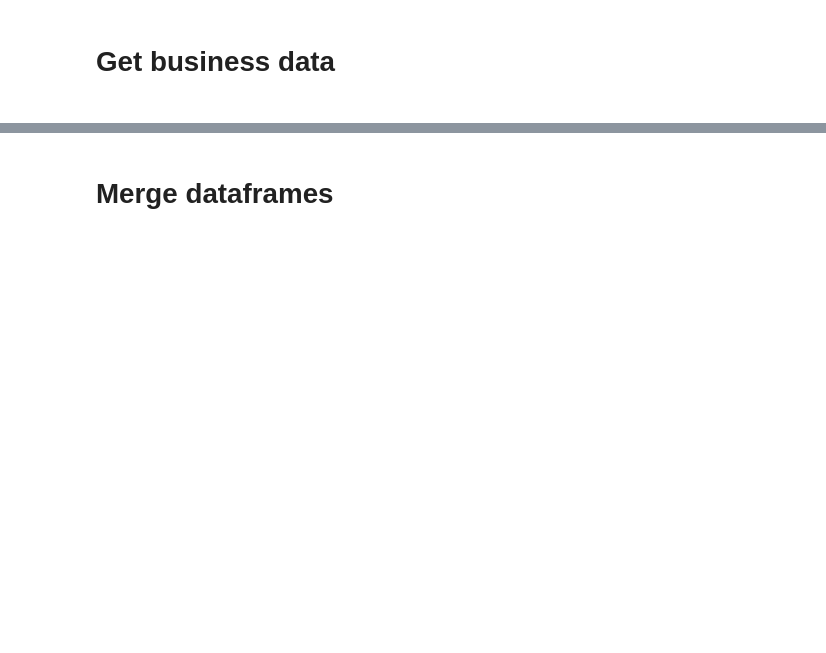
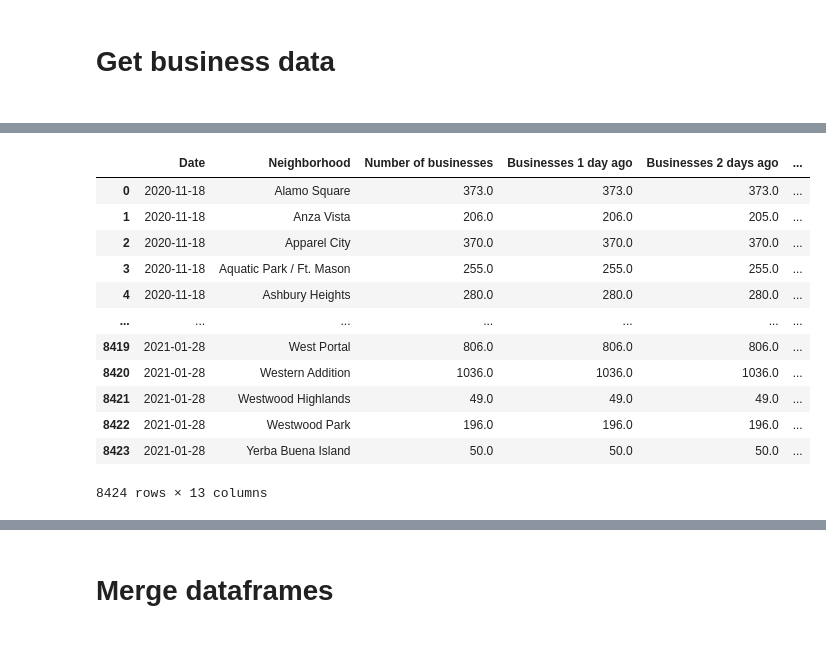
Before and after one commit to CBProgramming/CrimePrediction, a Jupyter notebook: 00 - Dataset Generator Template.ipynb, the cells around one changed output, grey strips where cells are left out. Cells and saved outputs as stored; diff of their text form; code cells hidden in the pictures; blank space fills up the shorter version.

```diff
--- a/00 - Dataset Generator Template.ipynb
+++ b/00 - Dataset Generator Template.ipynb
@@ -636,0 +785,16 @@ business_df.to_csv("bus_progress6.csv", index = False)
+# %%
+business_df.reset_index(drop=True, inplace=False)
+# %% [output]
+|  | Date | Neighborhood | Number of businesses | Businesses 1 day ago | Businesses 2 days ago | ... |
+| 0 | 2020-11-18 | Alamo Square | 373.0 | 373.0 | 373.0 | ... |
+| 1 | 2020-11-18 | Anza Vista | 206.0 | 206.0 | 205.0 | ... |
+| 2 | 2020-11-18 | Apparel City | 370.0 | 370.0 | 370.0 | ... |
+| 3 | 2020-11-18 | Aquatic Park / Ft. Mason | 255.0 | 255.0 | 255.0 | ... |
+| 4 | 2020-11-18 | Ashbury Heights | 280.0 | 280.0 | 280.0 | ... |
+| ... | ... | ... | ... | ... | ... | ... |
+| 8419 | 2021-01-28 | West Portal | 806.0 | 806.0 | 806.0 | ... |
+| 8420 | 2021-01-28 | Western Addition | 1036.0 | 1036.0 | 1036.0 | ... |
+| 8421 | 2021-01-28 | Westwood Highlands | 49.0 | 49.0 | 49.0 | ... |
+| 8422 | 2021-01-28 | Westwood Park | 196.0 | 196.0 | 196.0 | ... |
+| 8423 | 2021-01-28 | Yerba Buena Island | 50.0 | 50.0 | 50.0 | ... |
+8424 rows × 13 columns
```
Also changed, not shown: parts of 61 cells of this notebook, 4 other files.
